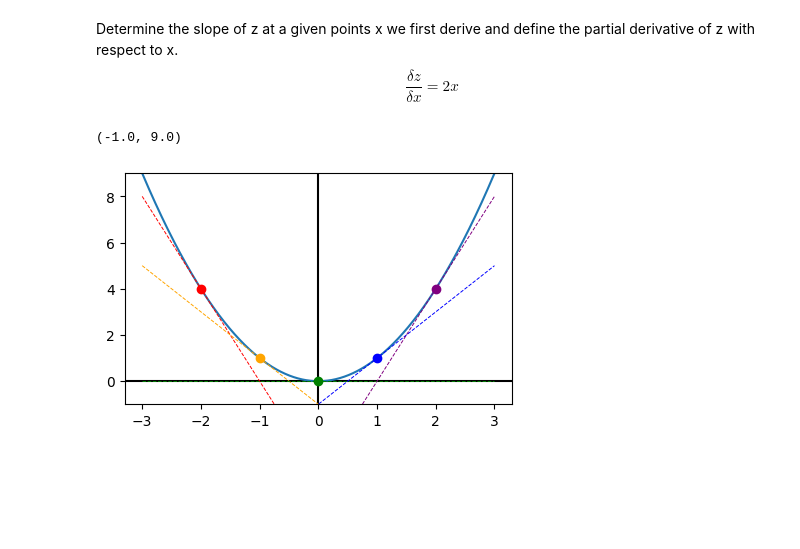
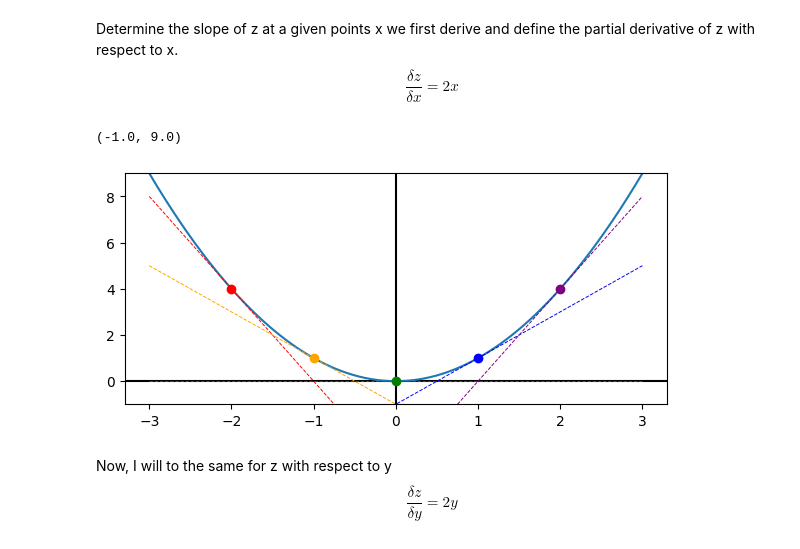
Before and after one commit to natalstein/udemy-Mathematical-Foundations-of-Machine-Learning, a Jupyter notebook: partial_derivatives.ipynb, the cells around one changed output. Drawn from its saved outputs; the diff is of its cells as text; code cells hidden in the pictures; blank space fills up the shorter version.

```diff
--- a/partial_derivatives.ipynb
+++ b/partial_derivatives.ipynb
@@ -9,7 +9,7 @@ import math
 Define $f(x,y)$ for $z= x^2 -y^2$
 # %%
 def f(my_x, my_y):
-  return my_x**2 + my_y**2
+  return my_x**2 - my_y**2
 # %% [markdown]
 plot z with respect to x with y as a constant
 # %%
@@ -37,13 +37,16 @@ def point_and_tangent_wrt_x(my_xs, my_x, my_y, my_f, fprime, col):
   tangent_line = tangent_m*my_xs + tangent_b
   plt.plot(my_xs, tangent_line, color=col, linestyle = 'dashed', linewidth =0.7, zorder = 3)
 # %%
-fig, ax = plt.subplots(figsize=(5,3))
+fig, ax = plt.subplots(figsize=(7,3))
 plt.axvline(x=0, color='black')
 plt.axhline(y=0, color='black')
 plt.plot(xs,f(xs,y))
 for i, x in enumerate(x_given):
   point_and_tangent_wrt_x(xs, x, y, f, delz_delx, colors[i])
 plt.ylim(-1,9)
 # %% [output]
 (-1.0, 9.0)
-[figure, old version]
+[figure, new version]
+# %% [markdown]
+Now, I will to the same for z with respect to y
+$$\frac{\delta z}{\delta y} = 2y$$
```
Also changed, not shown: parts of 2 cells of this notebook.
